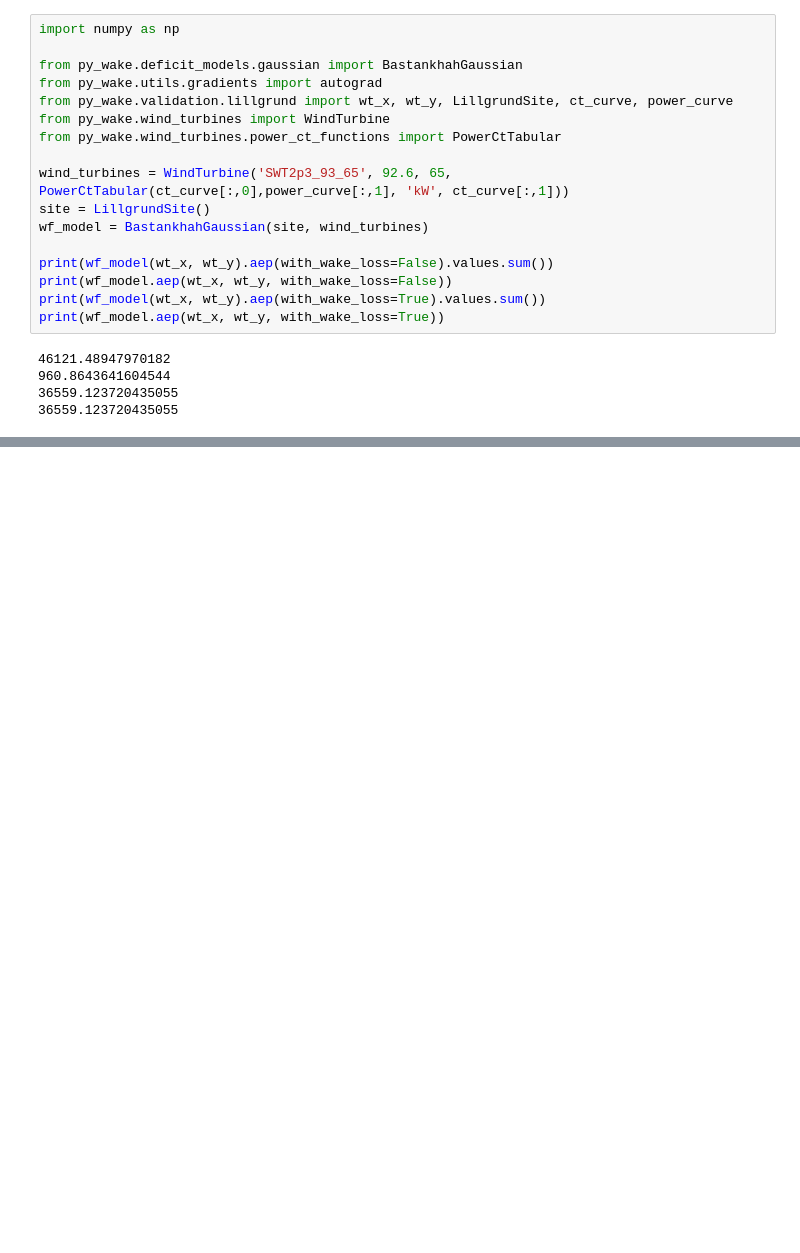
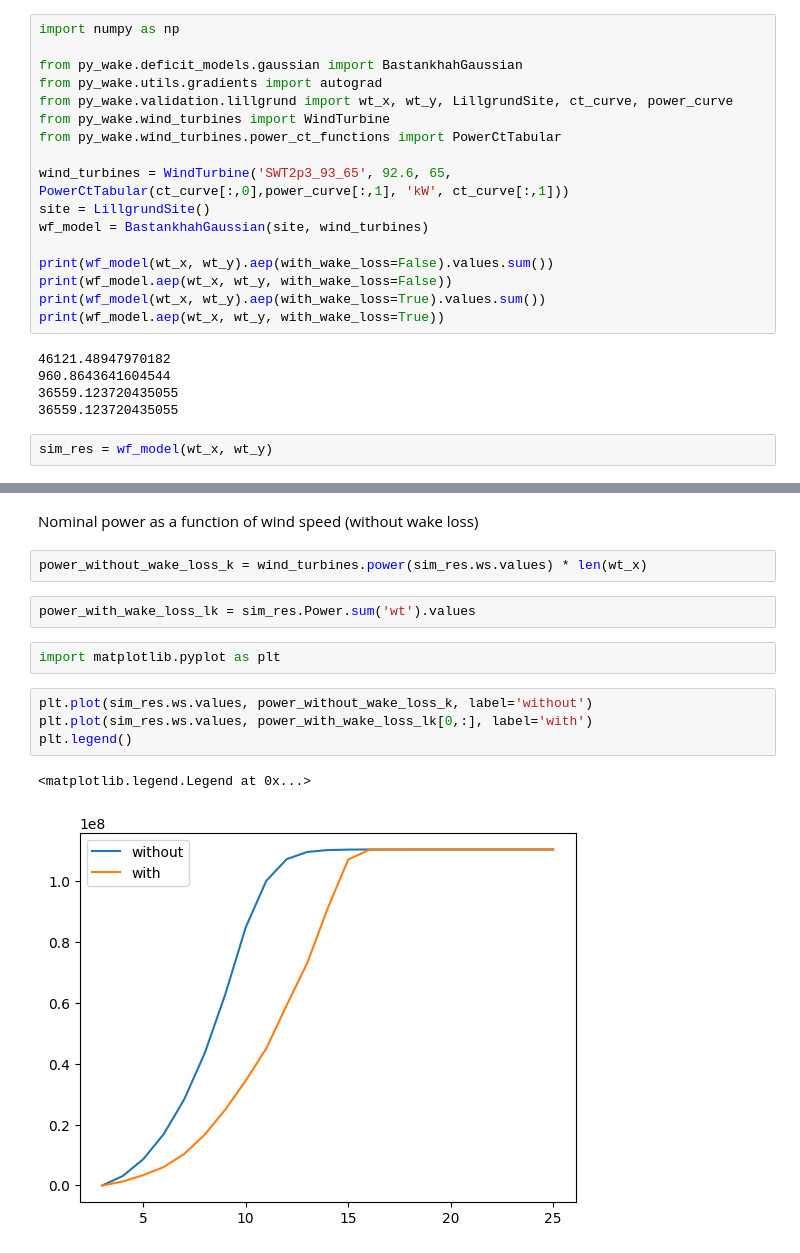
Before and after one commit to mifm/examples, a Jupyter notebook: wake_loss.ipynb, the cells around one changed output, grey strips where cells are left out. Saved outputs shown, nothing was run; the diff lists cells and outputs as text; blank space fills up the shorter version.

```diff
--- a/wake_loss.ipynb
+++ b/wake_loss.ipynb
@@ -24,3 +42,5 @@ print(wf_model.aep(wt_x, wt_y, with_wake_loss=True))
 960.8643641604544
 36559.123720435055
 36559.123720435055
+# %%
+sim_res = wf_model(wt_x, wt_y)
@@ -26,0 +67,15 @@ print(wf_model.aep(wt_x, wt_y, with_wake_loss=True))
+# %% [markdown]
+Nominal power as a function of wind speed (without wake loss)
+# %%
+power_without_wake_loss_k = wind_turbines.power(sim_res.ws.values) * len(wt_x)
+# %%
+power_with_wake_loss_lk = sim_res.Power.sum('wt').values
+# %%
+import matplotlib.pyplot as plt
+# %%
+plt.plot(sim_res.ws.values, power_without_wake_loss_k, label='without')
+plt.plot(sim_res.ws.values, power_with_wake_loss_lk[0,:], label='with')
+plt.legend()
+# %% [output]
+<matplotlib.legend.Legend at 0x...>
+[figure, added]
```
Also changed, not shown: parts of 2 cells of this notebook.
